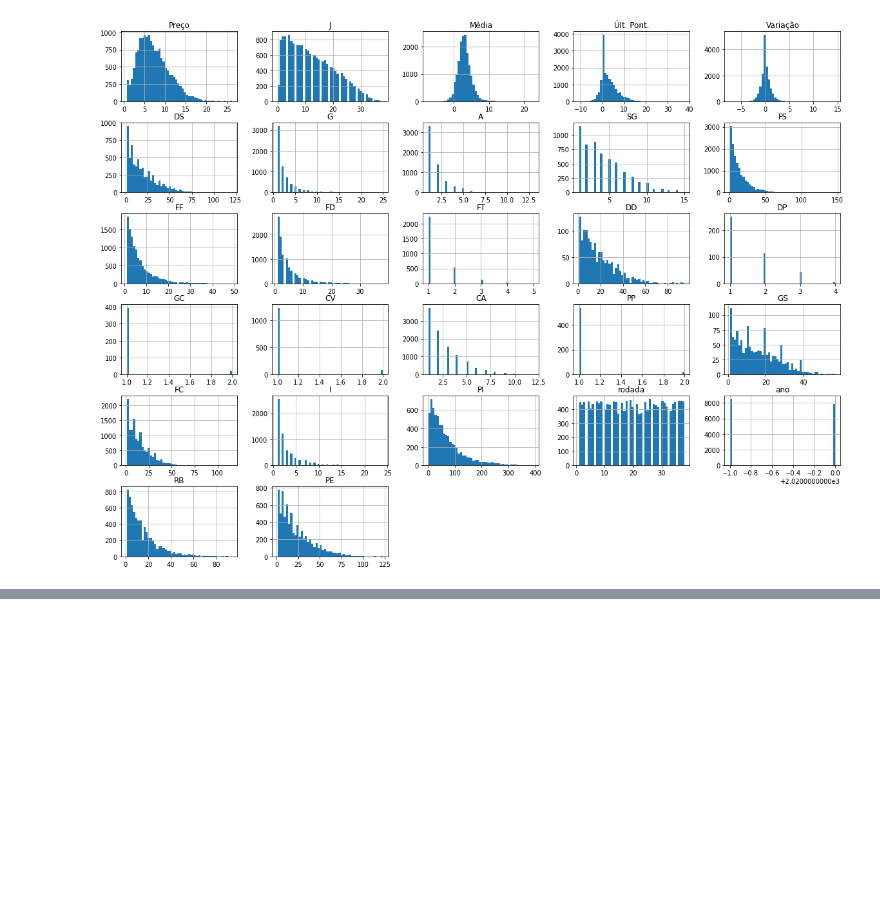
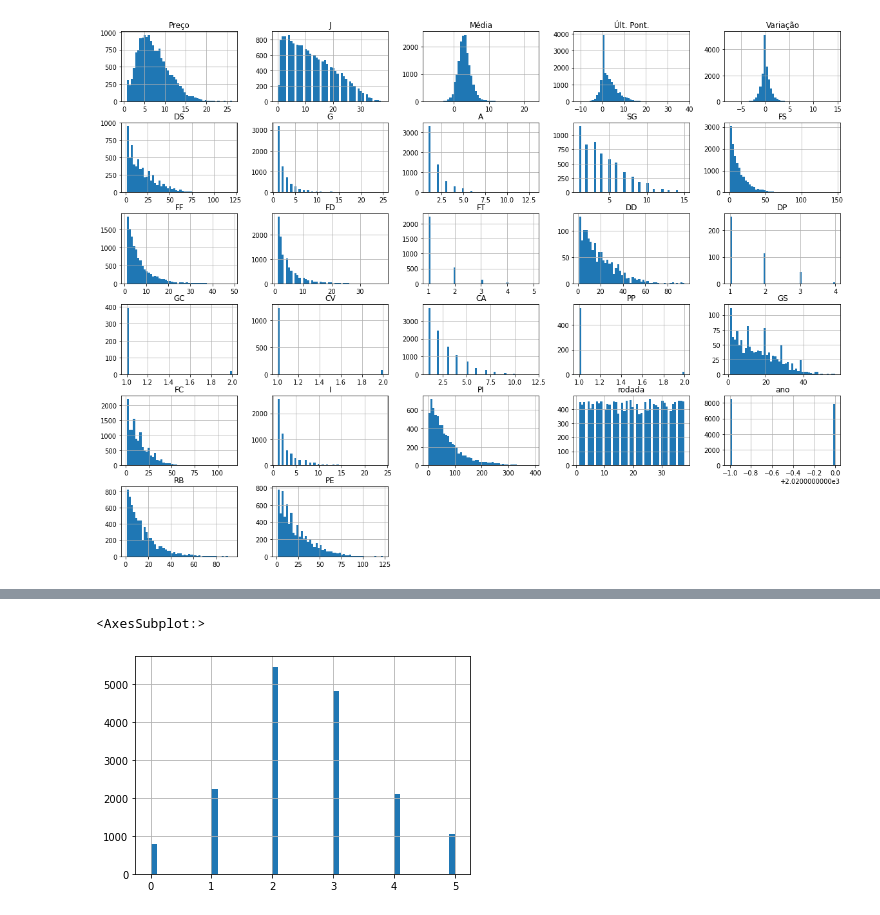
Before and after one commit to carlooshh/handson-cartola-ml, a Jupyter notebook: cartola-ml.ipynb, the cells around one changed output, grey strips where cells are left out. Saved outputs shown, nothing was run; the diff lists cells and outputs as text; code cells hidden in the pictures; blank space fills up the shorter version.

```diff
--- a/cartola-ml.ipynb
+++ b/cartola-ml.ipynb
@@ -143,0 +120,10 @@ memory usage: 3.1+ MB
+# %%
+#stratified split in train and test data
+scouts["Média_cat"] = np.ceil(scouts["Média"] / 1.5)
+scouts["Média_cat"].where(scouts["Média_cat"] < 5, 5.0, inplace=True)
+scouts["Média_cat"].where(scouts["Média_cat"] > 0, 0.0, inplace=True)
+
+scouts["Média_cat"].hist(bins=50)
+# %% [output]
+<AxesSubplot:>
+[figure, added]
```
Also changed, not shown: parts of 6 cells of this notebook.
